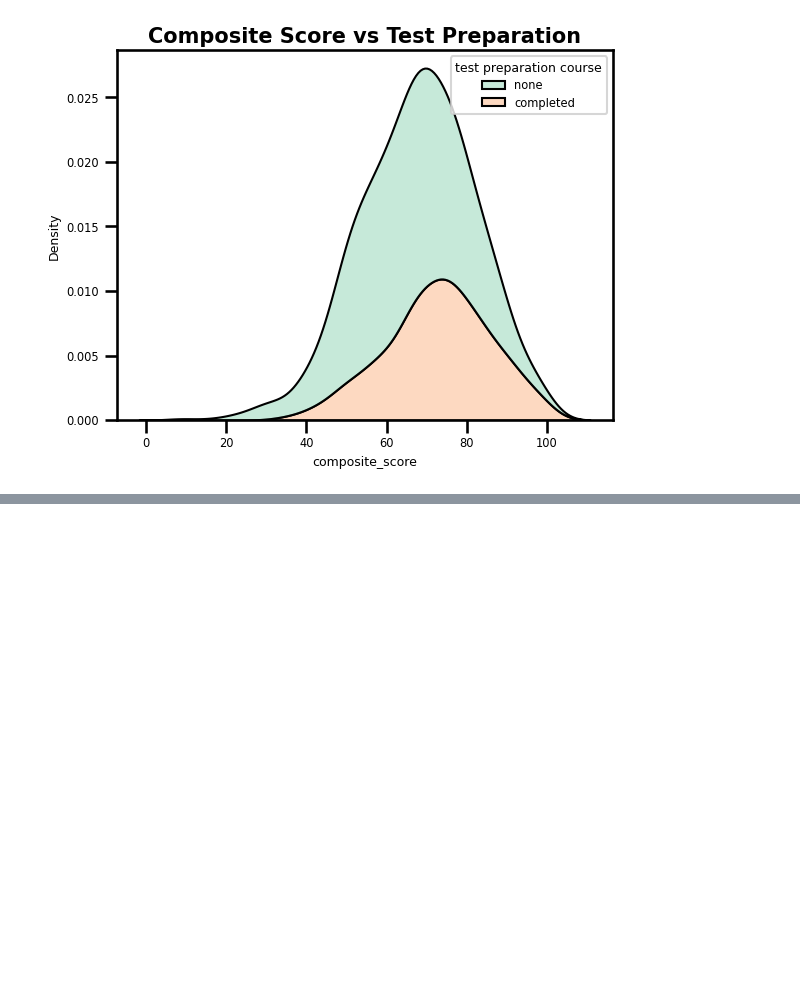
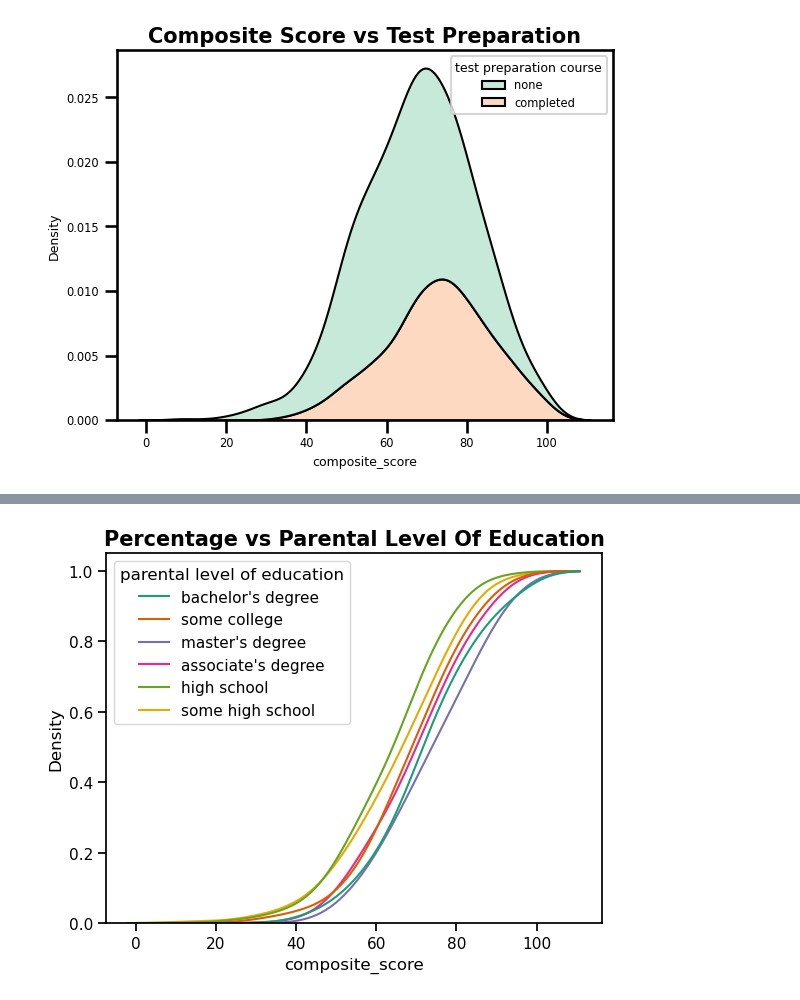
Before and after one commit to jj862/College-Predictions-, a Jupyter notebook: Untitled.ipynb, the cells around one changed output, grey strips where cells are left out. Saved outputs shown, nothing was run; the diff lists cells and outputs as text; code cells hidden in the pictures; blank space fills up the shorter version.

```diff
--- a/Untitled.ipynb
+++ b/Untitled.ipynb
@@ -237,0 +263,12 @@ plt.show()
+# %%
+sns.set_palette("Dark2")
+sns.set_context("notebook",font_scale=1)
+sns.kdeplot(
+    data=data, x="composite_score", hue="parental level of education",
+    cumulative=True, common_norm=False, common_grid=True,
+)
+plt.title('Percentage vs Parental Level Of Education',fontsize=15, fontweight='bold')
+
+plt.show()
+# %% [output]
+[figure, added]
```
Also changed, not shown: parts of 11 cells of this notebook.
